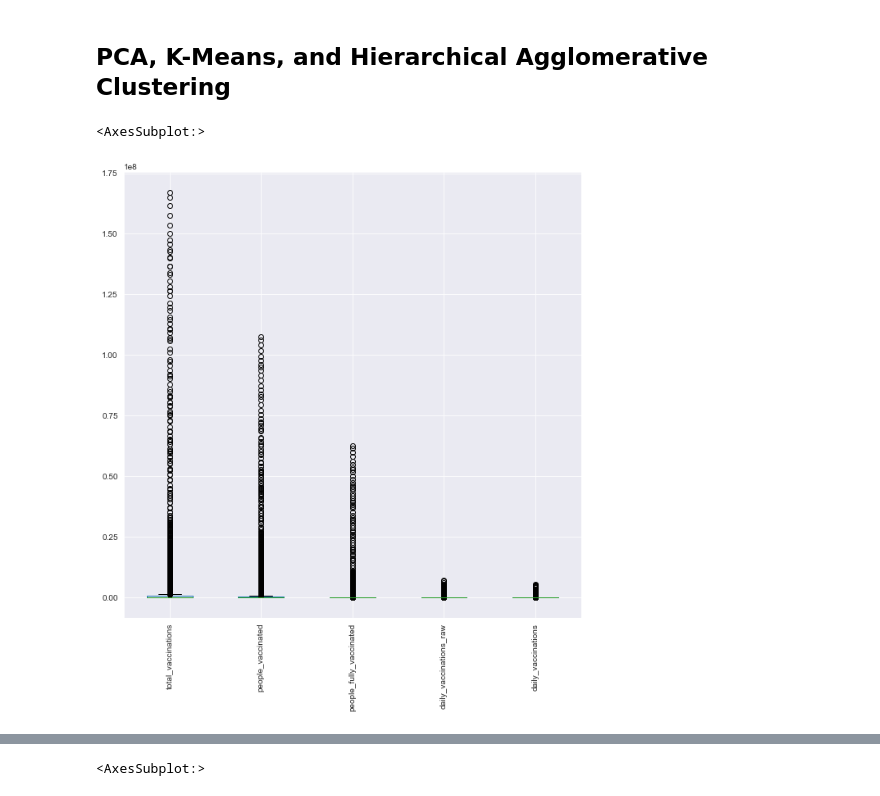
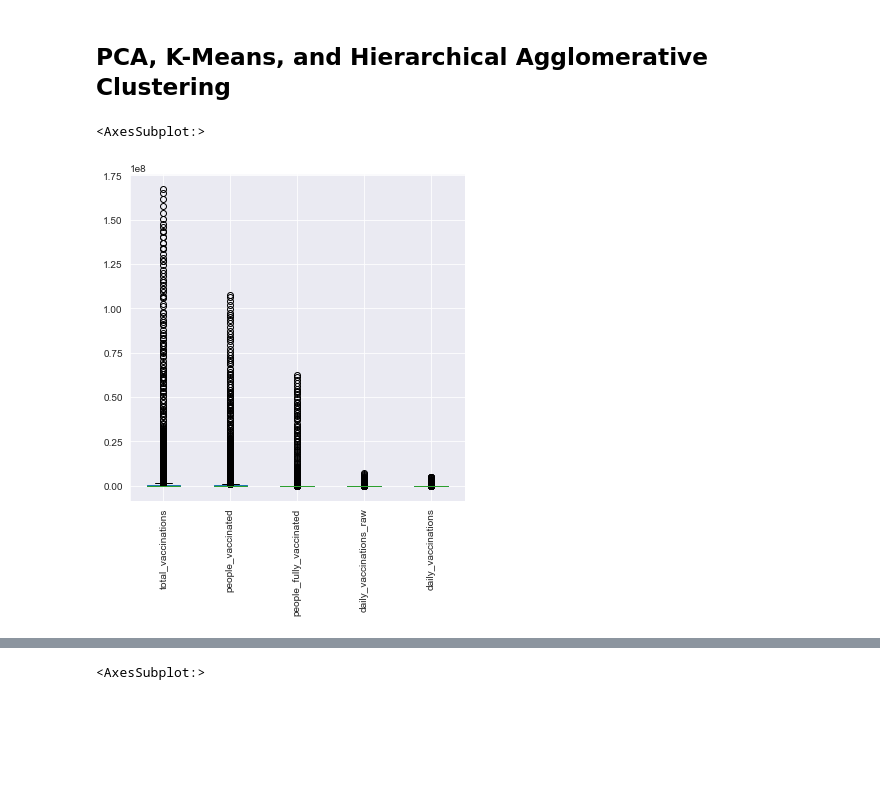
Before and after one commit to cassnutt/worldwide_covid19_vaccines, a Jupyter notebook: Market Segmentation.ipynb, the cells around one changed output, grey strips where cells are left out. Cells and saved outputs as stored; diff of their text form; code cells hidden in the pictures; blank space fills up the shorter version.

```diff
--- a/Market Segmentation.ipynb
+++ b/Market Segmentation.ipynb
@@ -324,7 +326,7 @@ dtype: int64
 # PCA
 # Cluster
 # %%
-df.boxplot(figsize= (10,10), rot= 90)
+df.boxplot(figsize= (6,6), rot= 90)
 # %% [output]
 <AxesSubplot:>
-[figure, old version]
+[figure, new version]
```
Also changed, not shown: parts of 29 cells of this notebook.
